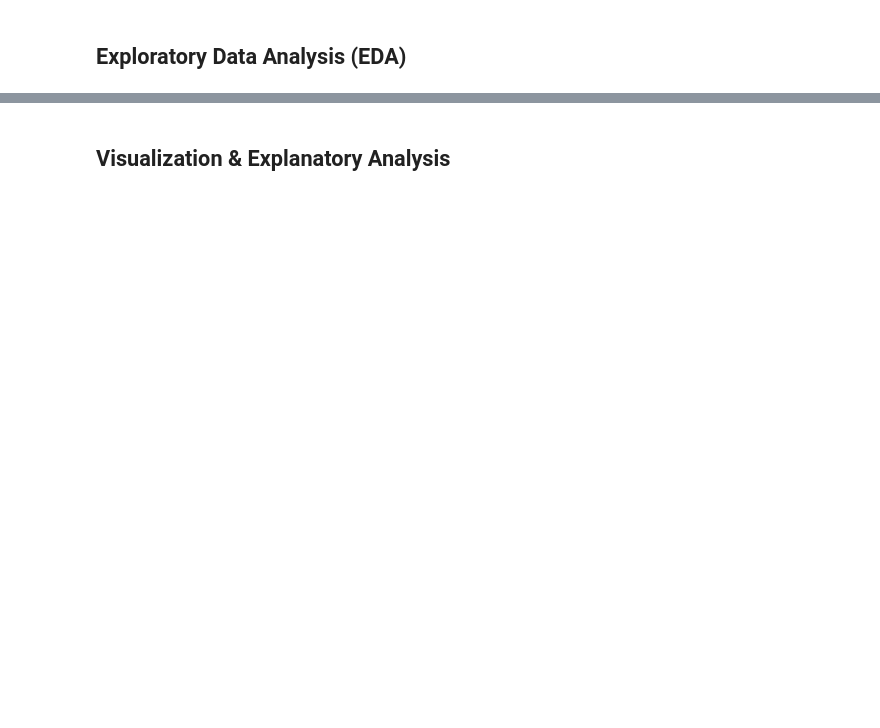
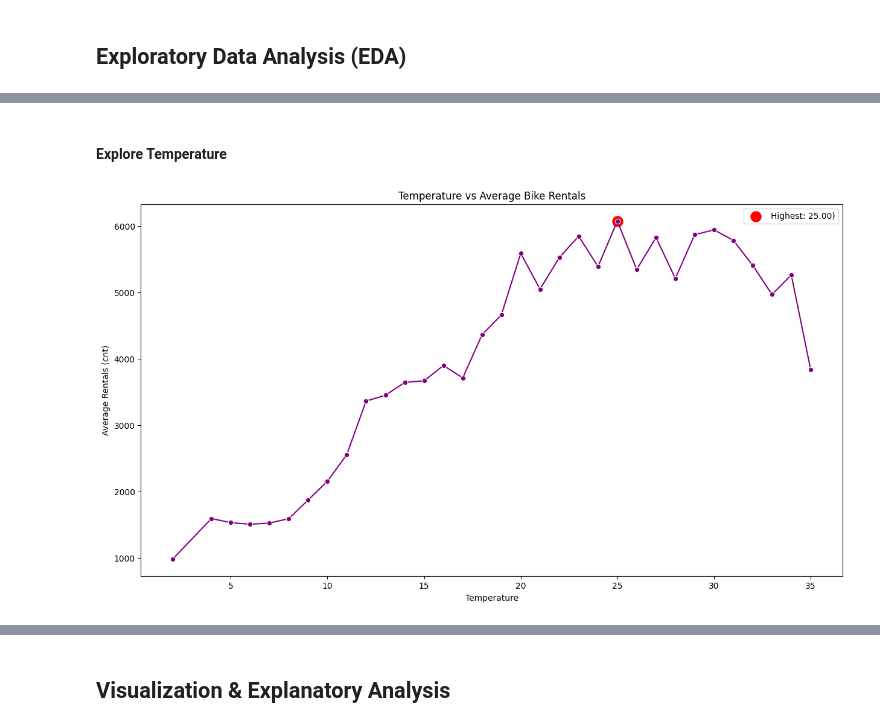
Before and after one commit to aimldlnlp/Data-Analysis-Project-Dicoding, a Jupyter notebook: Data_Analysis_Project_Dicoding.ipynb, the cells around one changed output, grey strips where cells are left out. Drawn from its saved outputs; the diff is of its cells as text; code cells hidden in the pictures; blank space fills up the shorter version.

```diff
--- a/Data_Analysis_Project_Dicoding.ipynb
+++ b/Data_Analysis_Project_Dicoding.ipynb
@@ -42,0 +194,23 @@
+# %% [markdown]
+#### Explore Temperature
+# %%
+highest_temp = temp_avg_cnt[temp_avg_cnt['cnt'] == temp_avg_cnt['cnt'].max()]
+
+plt.figure(figsize=(15, 8))
+sns.lineplot(x='temp_bin', y='cnt', data=temp_avg_cnt, marker='o', color='purple')
+plt.title('Temperature vs Average Bike Rentals')
+plt.xlabel('Temperature')
+plt.ylabel('Average Rentals (cnt)')
+
+plt.scatter(
+    highest_temp['temp_bin'],
+    highest_temp['cnt'],
+    color='red',
+    s=150,
+    label=f"Highest: {highest_temp['temp_bin'].values[0]:.2f})"
+)
+
+plt.legend()
+plt.show()
+# %% [output]
+[figure, added]
```
Also changed, not shown: parts of 54 cells of this notebook.
